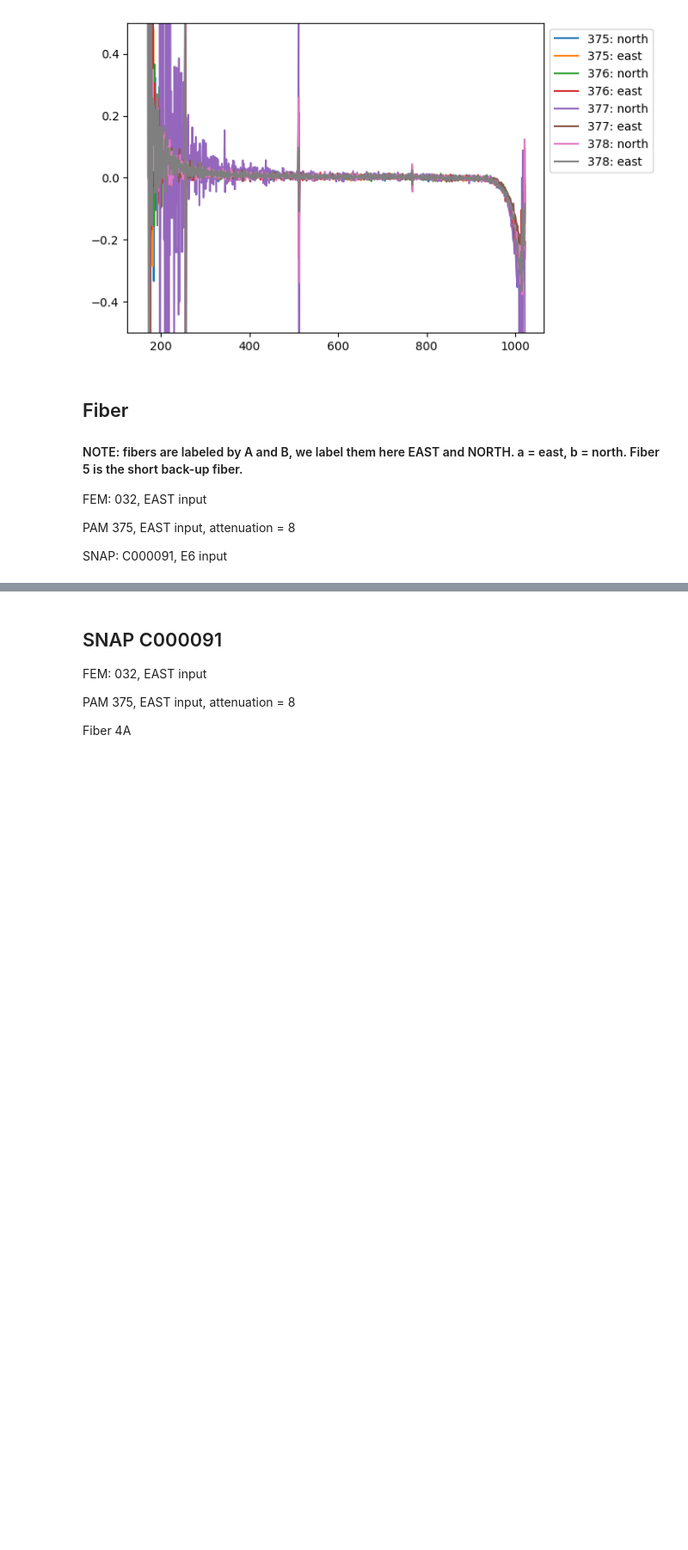
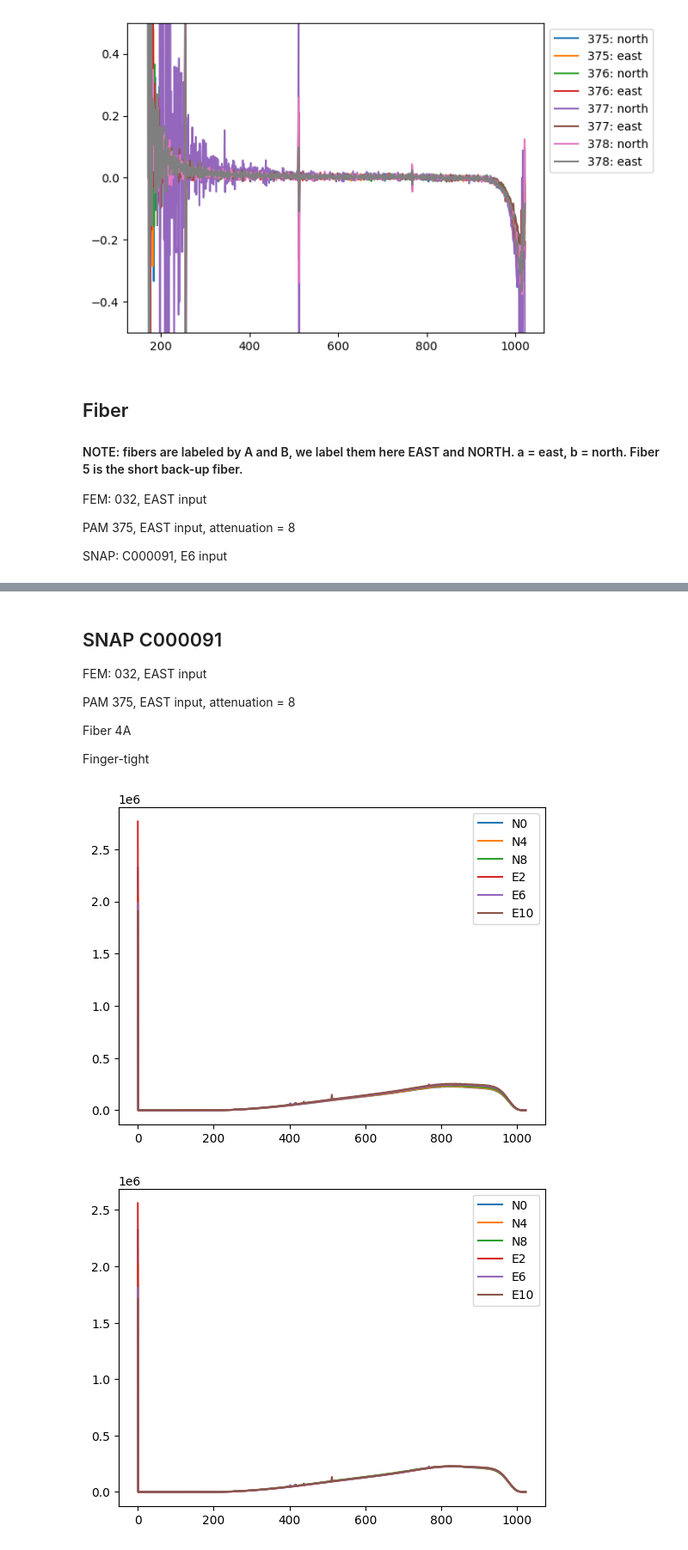
Before and after one commit to EIGSEP/eigsep_corr, a Jupyter notebook: gain_calibration/gain_calibration.ipynb, the cells around one changed output, grey strips where cells are left out. Shown: that part at 86% size. Drawn from its saved outputs; the diff is of its cells as text; code cells hidden in the pictures; blank space fills up the shorter version.

Commit message:
add snap plots

```diff
--- a/gain_calibration/gain_calibration.ipynb
+++ b/gain_calibration/gain_calibration.ipynb
@@ -162,6 +165,8 @@ FEM: 032, EAST input
 PAM 375, EAST input, attenuation = 8
 
 Fiber 4A
+
+Finger-tight
 # %%
 # mapping from SNAP inputs to the numbers we store the data with
 snap_inputs = {"N0": "0", "N4": "2", "N8": "4", "E2": "1", "E6": "3", "E10": "5"}
@@ -173,7 +178,7 @@ def read_SNAP_dat(id_num):
     data = {}
     norm_data = {}  # peak normalized
     for inp in snap_inputs:
-        path = f"data/SNAP/{id_num}/{inp}.npz"
+        path = f"data/snap/{id_num}/{inp}.npz"
         d = np.frombuffer(np.load(path)[snap_inputs[inp]], dtype=dt).astype(float)
         norm_d = d / get_max(d)
         data[inp] = d
@@ -217,7 +222,7 @@ def plot_SNAP_ratio(data, ref_inp="N0"):
     plt.legend()
     plt.show()
 
-def plot_SNAP_noise(data, id_nums):
+def plot_SNAP_noise(data):
     plt.figure()
     for inp in data:
         d = data[inp]
@@ -228,4 +233,10 @@ def plot_SNAP_noise(data, id_nums):
 # %%
 snap_c91_data, snap_c91_norm = read_SNAP_dat("C000091")
 
 plot_SNAP_data(snap_c91_data)
+plot_SNAP_norm(snap_c91_norm, get_max(snap_c91_data["N0"]))
+plot_SNAP_ratio(snap_c91_norm, ref_inp="N0")
+plot_SNAP_noise(snap_c91_data)
+# %% [output]
+[figure, added]
+[figure, added]
```
Also changed, not shown: parts of 2 cells of this notebook.
